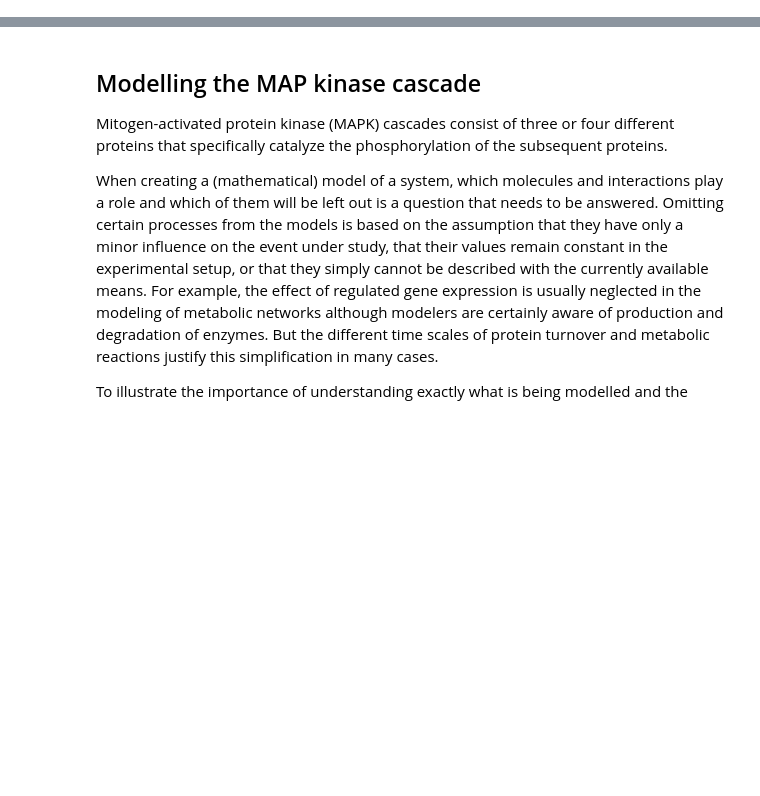
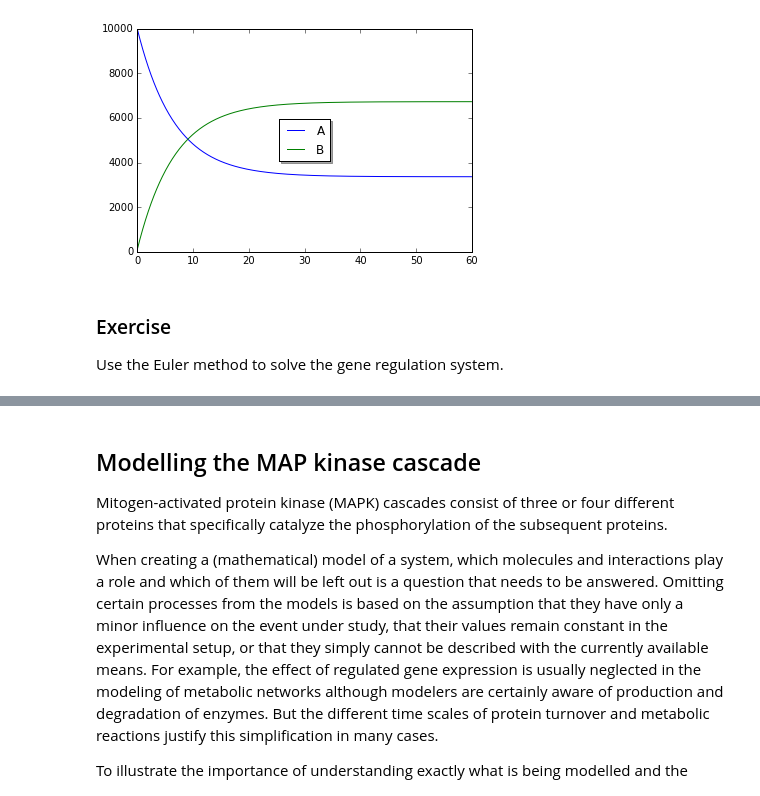
Before and after one commit to karinsasaki/biomath-modelling-with-python, a Jupyter notebook: modelling_signalling_transduction_exercises.ipynb, the cells around one changed output, grey strips where cells are left out. Cells and saved outputs as stored; diff of their text form; code cells hidden in the pictures; blank space fills up the shorter version.

Commit message:
adding euler method and chemical network kinetics

```diff
--- a/modelling_signalling_transduction_exercises.ipynb
+++ b/modelling_signalling_transduction_exercises.ipynb
@@ -173,2 +292,60 @@ Following a similar structure to the examples above, write a mathematical model
+# %%
+# import modules and libraries
+import numpy as np
+import matplotlib.pyplot as plt
+%matplotlib inline
+
+# Parameters
+k2f = 0.1
+k2r = 0.05
+params = (k2f, k2r)
+
+# Initial conditions
+A_0 = 10000
+B_0 = 90
+ini = (A_0, B_0)
+
+# Time
+h = 0.1
+t = np.arange(0,60,h)
+At = np.zeros_like(t)
+Bt = np.zeros_like(t)
+At[0] = A_0
+Bt[0] = B_0
+
+# ODE system (in format used for odeint)
+def myODE(A,B,params):
+
+    k1, k2 = params
+
+    # rates
+    Gamma = np.array([[-1,1],[1,-1]])
+    V = np.array([[k1*A],[k2*B]])
+    rates = np.dot(Gamma,V)
+
+    # equations
+    dA = np.float64(rates[0])
+    dB = np.float64(rates[1])
+
+    return (dA, dB)
+
+# Solve using Euler Method
+for step in range(1,len(t)):
+    dA,dB = myODE(At[step-1],Bt[step-1],params)
+    At[step] = At[step-1] + h*dA
+    Bt[step] = Bt[step-1] + h*dB
+
+# Show over time
+fig, ax = plt.subplots()
+ax.plot(t, At, label='A')
+ax.plot(t, Bt, label='B')
+legend = ax.legend(loc='center', shadow=True)
+plt.show()
+# %% [output]
+[figure, added]
+# %% [markdown]
+### Exercise
+
+Use the Euler method to solve the gene regulation system.
 # %%
 # Gene regulation
```
Also changed, not shown: parts of 11 cells of this notebook, 26 other files.
